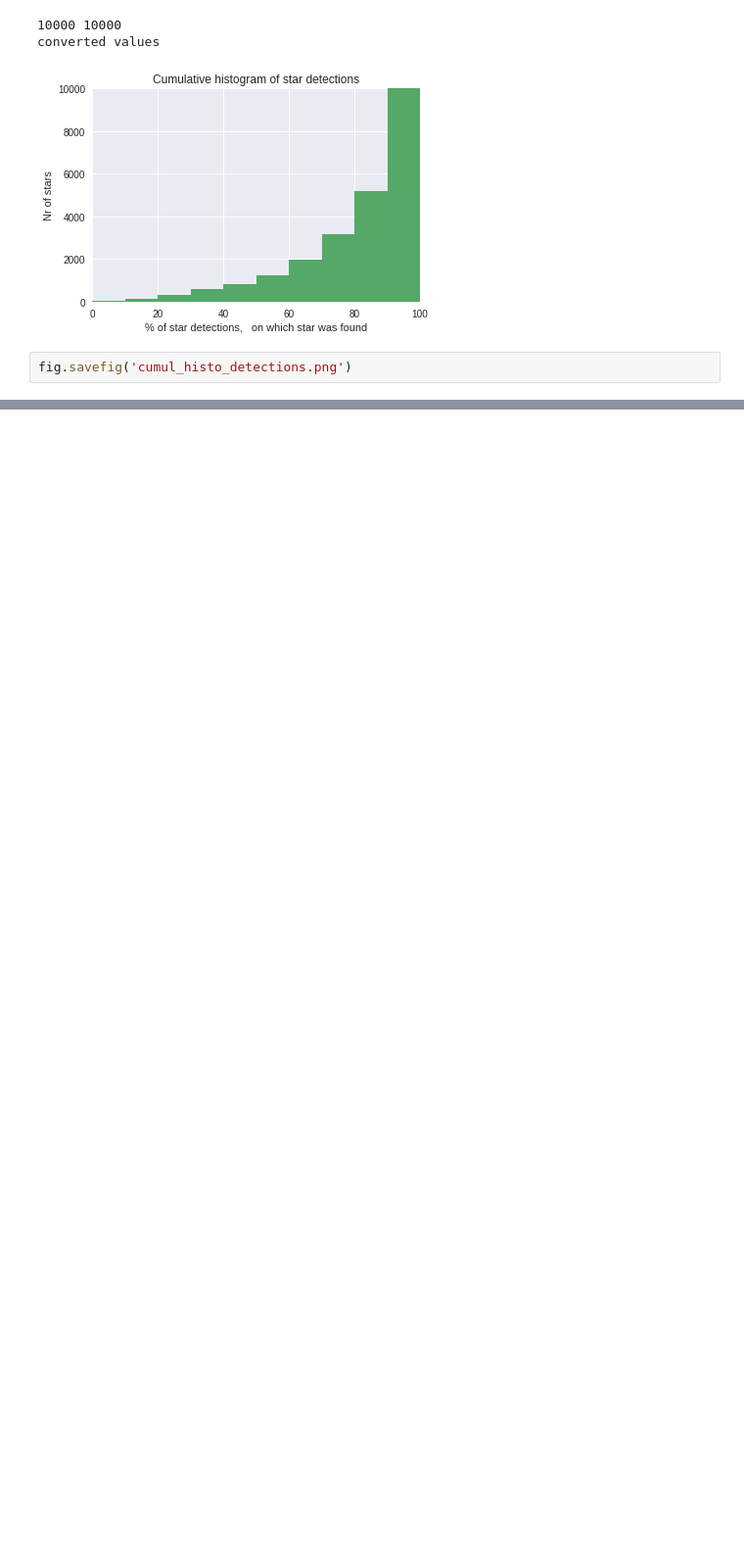
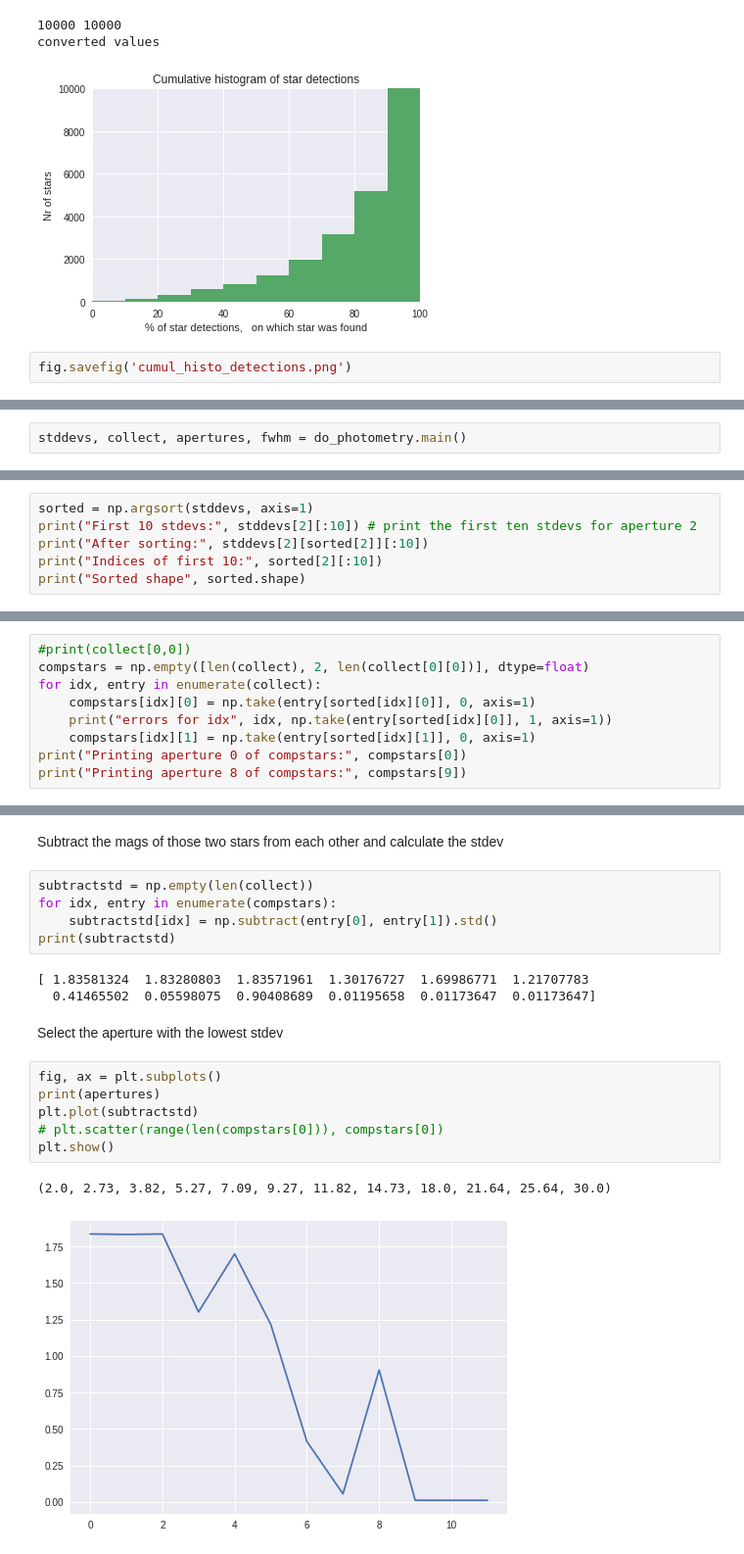
Before and after one commit to mrosseel/vast-automation, a Jupyter notebook: notebooks/scratch.ipynb, the cells around one changed output, grey strips where cells are left out. Shown: that part at 98% size. Drawn from its saved outputs; the diff is of its cells as text; blank space fills up the shorter version.

Commit message:
photometry is done, with aperture selection and compstar selection

```diff
--- a/notebooks/scratch.ipynb
+++ b/notebooks/scratch.ipynb
@@ -119,0 +146,2 @@ fig.savefig('cumul_histo_detections.png')
+# %%
+stddevs, collect, apertures, fwhm = do_photometry.main()
@@ -119,0 +195,6 @@ fig.savefig('cumul_histo_detections.png')
+# %%
+sorted = np.argsort(stddevs, axis=1)
+print("First 10 stdevs:", stddevs[2][:10]) # print the first ten stdevs for aperture 2
+print("After sorting:", stddevs[2][sorted[2]][:10])
+print("Indices of first 10:", sorted[2][:10])
+print("Sorted shape", sorted.shape)
@@ -119,0 +210,9 @@ fig.savefig('cumul_histo_detections.png')
+# %%
+#print(collect[0,0])
+compstars = np.empty([len(collect), 2, len(collect[0][0])], dtype=float)
+for idx, entry in enumerate(collect):
+    compstars[idx][0] = np.take(entry[sorted[idx][0]], 0, axis=1)
+    print("errors for idx", idx, np.take(entry[sorted[idx][0]], 1, axis=1))
+    compstars[idx][1] = np.take(entry[sorted[idx][1]], 0, axis=1)
+print("Printing aperture 0 of compstars:", compstars[0])
+print("Printing aperture 8 of compstars:", compstars[9])
@@ -119,0 +237,21 @@ fig.savefig('cumul_histo_detections.png')
+# %% [markdown]
+Subtract the mags of those two stars from each other and calculate the stdev
+# %%
+subtractstd = np.empty(len(collect))
+for idx, entry in enumerate(compstars):
+    subtractstd[idx] = np.subtract(entry[0], entry[1]).std()
+print(subtractstd)
+# %% [output]
+[ 1.83581324  1.83280803  1.83571961  1.30176727  1.69986771  1.21707783
+  0.41465502  0.05598075  0.90408689  0.01195658  0.01173647  0.01173647]
+# %% [markdown]
+Select the aperture with the lowest stdev
+# %%
+fig, ax = plt.subplots()
+print(apertures)
+plt.plot(subtractstd)
+# plt.scatter(range(len(compstars[0])), compstars[0])
+plt.show()
+# %% [output]
+(2.0, 2.73, 3.82, 5.27, 7.09, 9.27, 11.82, 14.73, 18.0, 21.64, 25.64, 30.0)
+[figure, added]
```
Also changed, not shown: parts of 11 cells of this notebook, 3 other files.
